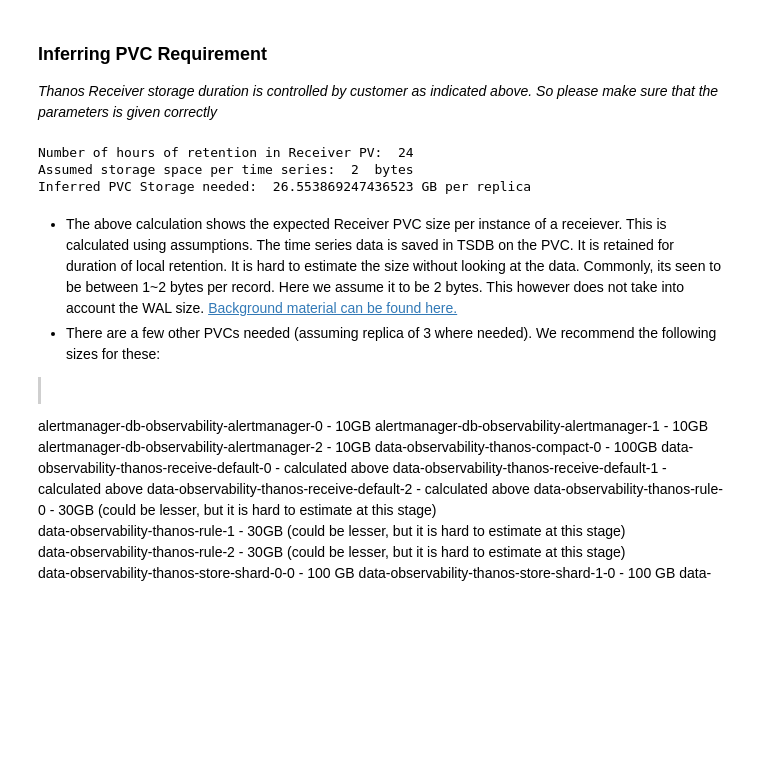
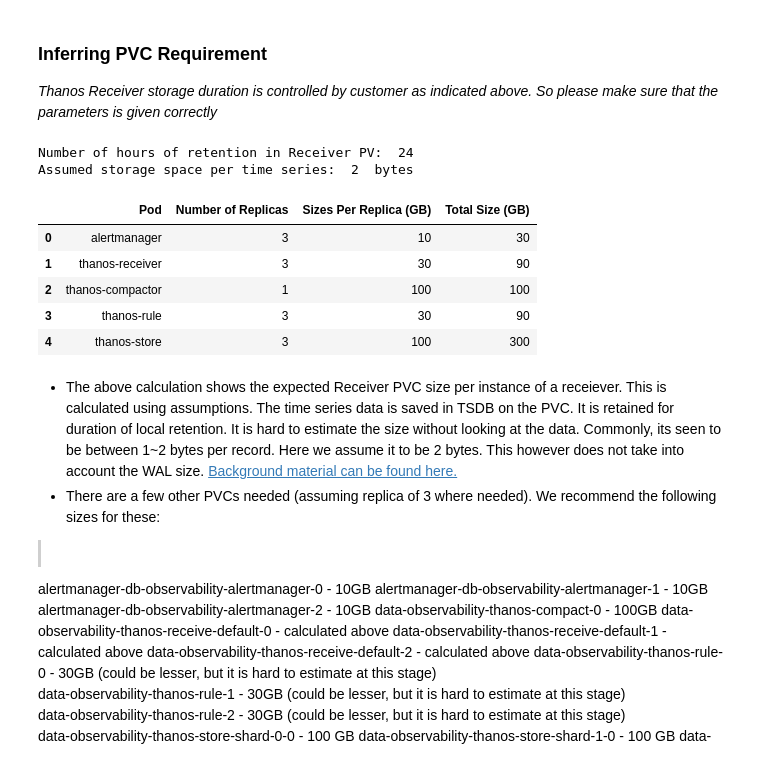
Before and after one commit to stolostron/capacity-planning, a Jupyter notebook: calculation/ObsSizingTemplateGivenTimeSeriesCount.ipynb, the cells around one changed output. Drawn from its saved outputs; the diff is of its cells as text; code cells hidden in the pictures; blank space fills up the shorter version.

```diff
--- a/calculation/ObsSizingTemplateGivenTimeSeriesCount.ipynb
+++ b/calculation/ObsSizingTemplateGivenTimeSeriesCount.ipynb
@@ -145,21 +207,51 @@ Inferred CPU needed:  50.0 Cores
 # %% [markdown]
 ### Inferring PVC Requirement
 *Thanos Receiver storage duration is controlled by customer as indicated above. So please make sure that the parameters is given correctly*
-# %%
-actual_number_of_time_series_local_retention=(
-    actual_number_of_time_series_per_2h*(number_of_hours_pv_retention_hrs/2)
-)
-inferred_gb_storage=(
-    (actual_number_of_time_series_local_retention*observed_bytes_for_storage_per_ts)/(1024*1024*1024)
-)
-
-print("Number of hours of retention in Receiver PV: ", number_of_hours_pv_retention_hrs)
-print("Assumed storage space per time series: ",observed_bytes_for_storage_per_ts, " bytes")
-print("Inferred PVC Storage needed: ", inferred_gb_storage , "GB per replica")
-# %% [output]
-Number of hours of retention in Receiver PV:  24
-Assumed storage space per time series:  2  bytes
-Inferred PVC Storage needed:  26.553869247436523 GB per replica
+# %%
+actual_number_of_time_series_local_retention=(
+    actual_number_of_time_series_per_2h*(number_of_hours_pv_retention_hrs/2)
+)
+inferred_gb_storage_recv=(
+    (actual_number_of_time_series_local_retention*observed_bytes_for_storage_per_ts)/(1024*1024*1024)
+)
+
+inferred_gb_storage_am=10
+inferred_gb_storage_compactor=100
+inferred_gb_storage_rule=30
+inferred_gb_storage_store=100
+
+print("Number of hours of retention in Receiver PV: ", number_of_hours_pv_retention_hrs)
+print("Assumed storage space per time series: ",observed_bytes_for_storage_per_ts, " bytes")
+
+# Present Sizing for PVC
+pvc_data = {'Pod': ['alertmanager', 'thanos-receiver',
+                    'thanos-compactor', 'thanos-rule','thanos-store'],
+        'Number of Replicas': [3,3,1,3,3],
+        'Sizes Per Replica (GB)': [roundup(inferred_gb_storage_am),
+                                   roundup(inferred_gb_storage_recv),
+                                   roundup(inferred_gb_storage_compactor),
+                                   roundup(inferred_gb_storage_rule),
+                                   roundup(inferred_gb_storage_store)],
+        'Total Size (GB)': [roundup(inferred_gb_storage_am)*3,
+                            roundup(inferred_gb_storage_recv)*3,
+                            roundup(inferred_gb_storage_compactor)*1,
+                            roundup(inferred_gb_storage_rule)*3,
+                            roundup(inferred_gb_storage_store)*3]}
+
+# Create DataFrame
+pvc_df = pandas.DataFrame(pvc_data)
+
+# Print the output.
+pvc_df
+# %% [output]
+Number of hours of retention in Receiver PV:  24
+Assumed storage space per time series:  2  bytes
+|  | Pod | Number of Replicas | Sizes Per Replica (GB) | Total Size (GB) |
+| 0 | alertmanager | 3 | 10 | 30 |
+| 1 | thanos-receiver | 3 | 30 | 90 |
+| 2 | thanos-compactor | 1 | 100 | 100 |
+| 3 | thanos-rule | 3 | 30 | 90 |
+| 4 | thanos-store | 3 | 100 | 300 |
 # %% [markdown]
 - The above calculation shows the expected Receiver PVC size per instance of a receiever. This is calculated using assumptions. The time series data is saved in TSDB on the PVC. It is retained for duration of local retention. It is hard to estimate the size without looking at the data. Commonly, its seen to be between 1~2 bytes per record. Here we assume it to be 2 bytes. This however does not take into account the WAL size. [Background material can be found here.](https://www.robustperception.io/how-much-disk-space-do-prometheus-blocks-use/)
 - There are a few other PVCs needed (assuming replica of 3 where needed). We recommend the following sizes for these:
```
Also changed, not shown: parts of 8 cells of this notebook, 1 other file.
